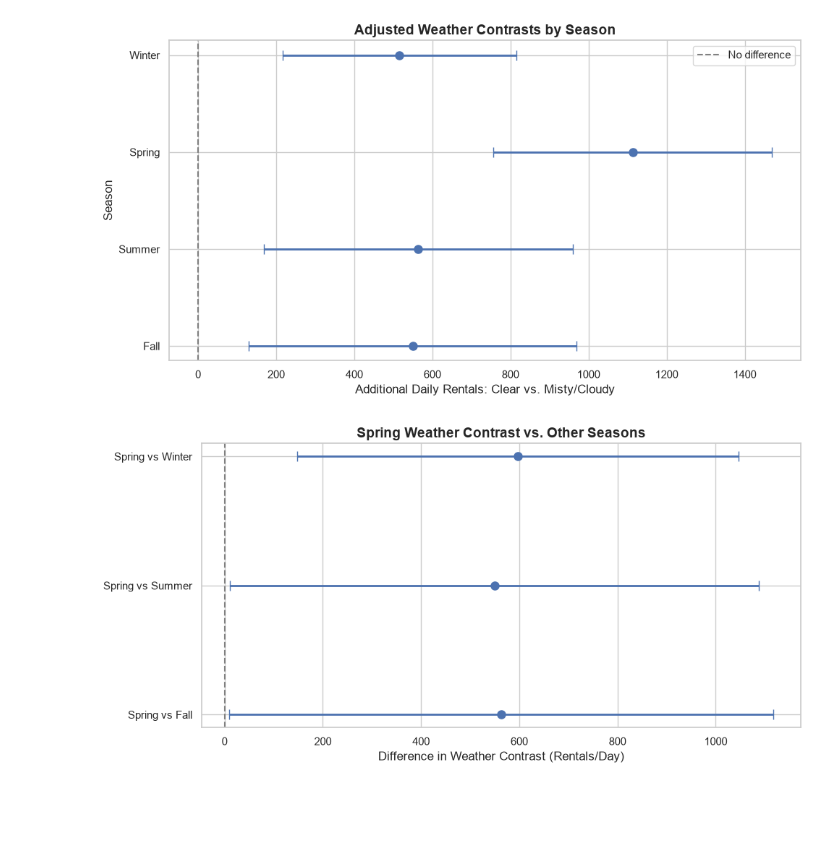
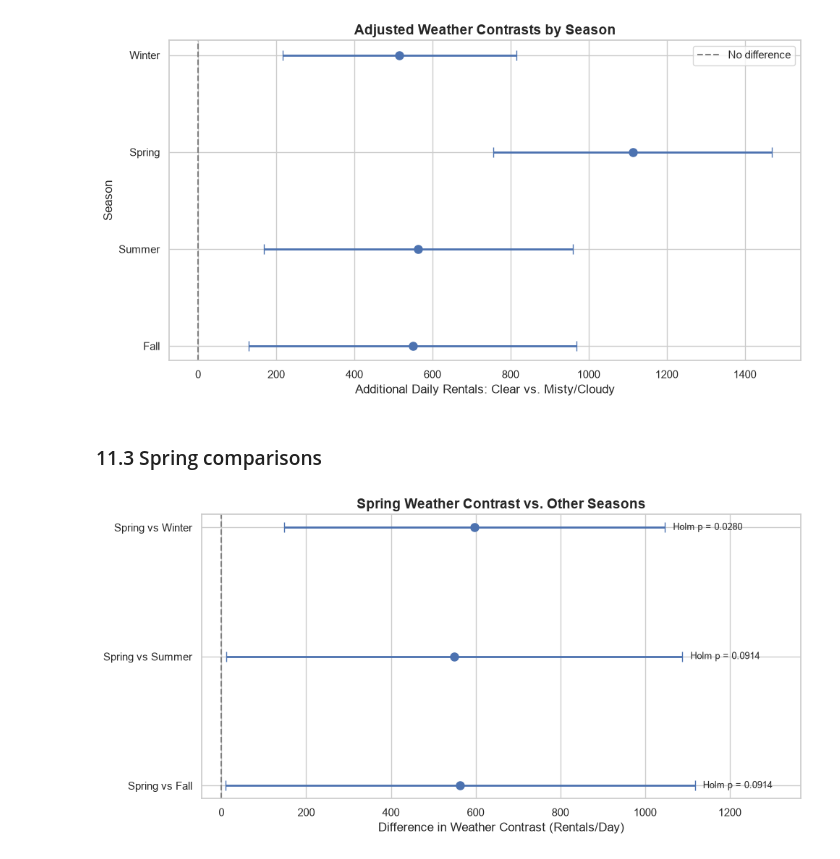
Before and after one commit to mrsmv/bike-sharing-anova, a Jupyter notebook: 02_notebooks/01_bike_demand_anova.ipynb, the cells around one changed output. Cells and saved outputs as stored; diff of their text form; code cells hidden in the pictures; blank space fills up the shorter version.

```diff
--- a/02_notebooks/01_bike_demand_anova.ipynb
+++ b/02_notebooks/01_bike_demand_anova.ipynb
@@ -1268,17 +1246,21 @@ for lag in [7,14]:
             "p_value": float(np.asarray(test.pvalue).item())
         })
 
-        spring_tests = pd.DataFrame(results)
-        spring_tests["p_holm"] = (
-            spring_tests.groupby("HAC_lags")["p_value"].transform(
-                lambda p: multipletests(p, method="holm")[1]
-            )
-        )
+spring_tests = pd.DataFrame(results)
 
-        spring_tests["significant_05"] = (
-            spring_tests["p_holm"] < 0.05
-        )
+spring_tests["p_holm"] = (
+    spring_tests.groupby("HAC_lags")["p_value"]
+    .transform(
+        lambda p: multipletests(
+            p, method="holm"
+        )[1]
+    )
+)
 
-        display(spring_tests.round(4))
+spring_tests["significant_05"] = (
+    spring_tests["p_holm"] < 0.05
+)
+
+display(spring_tests.round(4))
 # %% [output]
 |  | HAC_lags | Comparison | Difference | CI_lower | CI_upper | p_value | p_holm | significant_05 |
@@ -1478,8 +1472,9 @@ plt.savefig(
 plt.show()
 # %% [output]
 [figure]
+# %% [markdown]
+### 11.3 Spring comparisons
 # %%
-
 spring_plot = spring_tests[
     spring_tests["HAC_lags"] == 14
 ].copy()
@@ -1510,31 +1505,45 @@ ax.axvline(
 )
 
 ax.set_yticks(y_pos)
 
 ax.set_yticklabels(
     spring_plot["Comparison"]
 )
 
 ax.invert_yaxis()
 
 ax.set_xlabel(
     "Difference in Weather Contrast (Rentals/Day)"
 )
 
 ax.set_title(
     "Spring Weather Contrast vs. Other Seasons",
     fontsize=14,
     fontweight="bold"
 )
 
+for i, (_, row) in enumerate(spring_plot.iterrows()):
+    ax.annotate(
+        f"Holm p = {row['p_holm']:.4f}",
+        xy=(row["CI_upper"], i),
+        xytext=(8, 0),
+        textcoords="offset points",
+        va="center",
+        fontsize=9
+    )
+
+ax.set_xlim(
+    right=spring_plot["CI_upper"].max() + 250
+)
+
 plt.tight_layout()
 
 plt.savefig(
     figures_dir / "03_spring_interaction_comparisons.png",
     dpi=300,
     bbox_inches="tight"
 )
 
 plt.show()
 # %% [output]
-[figure, old version]
+[figure, new version]
```
Also changed, not shown: parts of 46 cells of this notebook, 1 other file.
